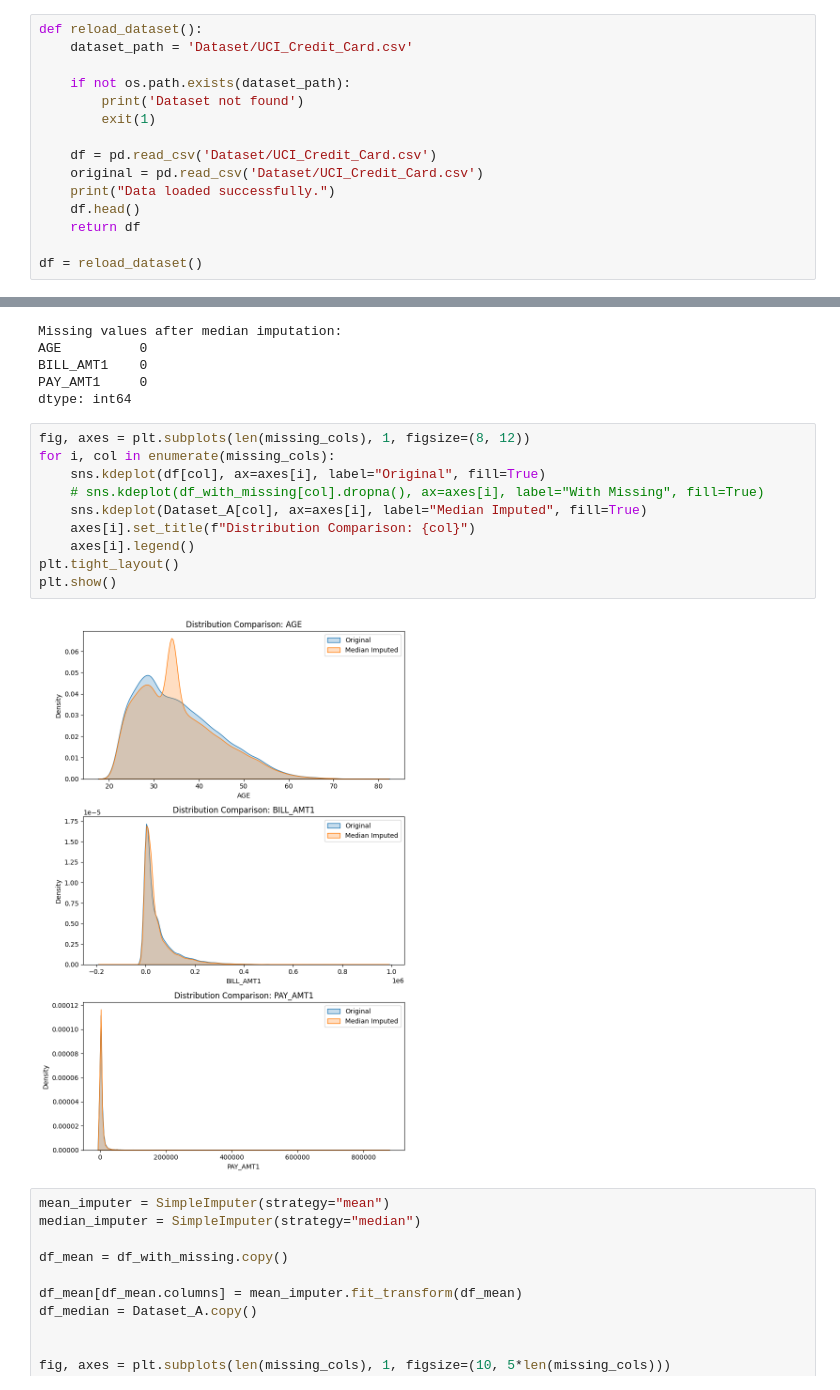
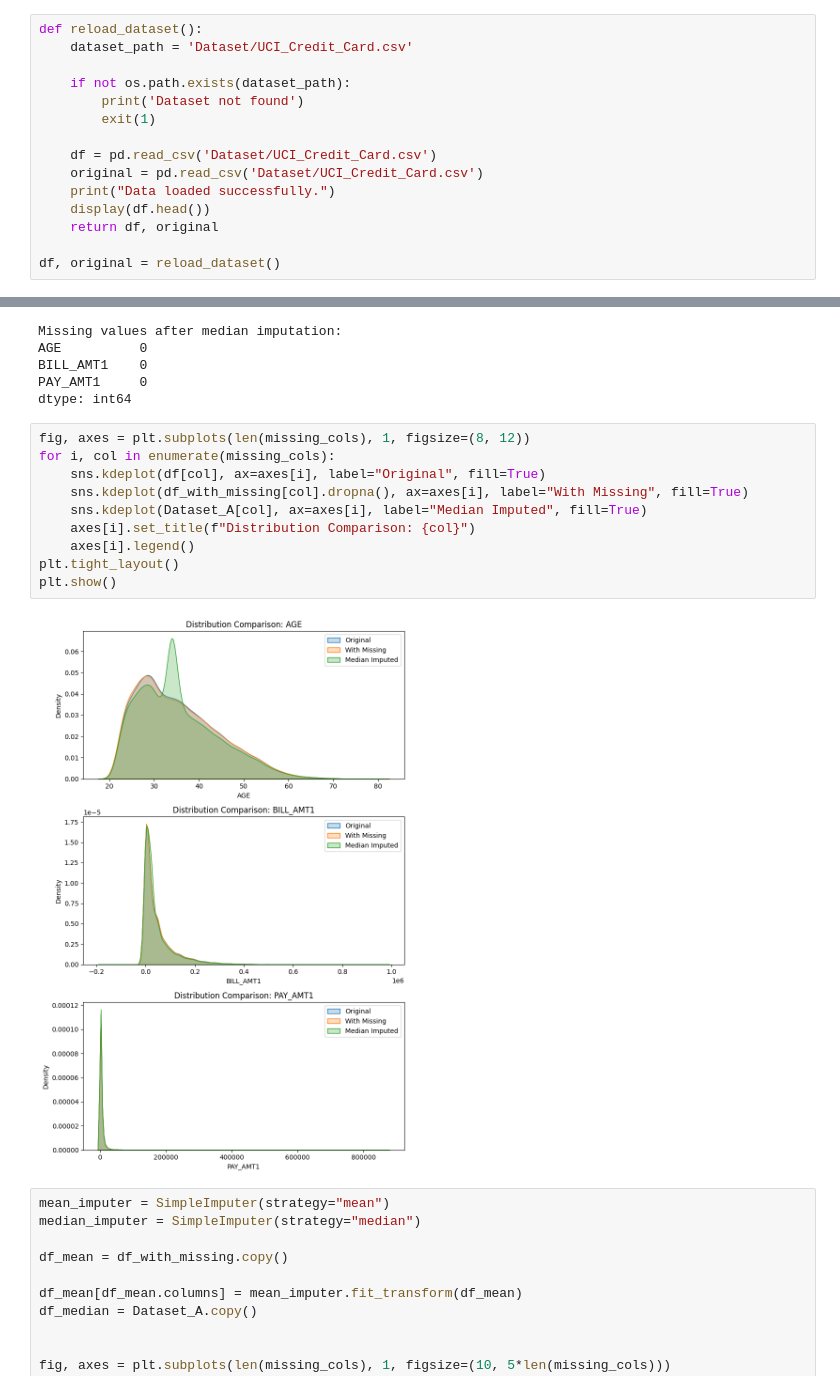
Before and after one commit to harshit-8118/assignment-6-harshit-8118, a Jupyter notebook: main.ipynb, the cells around one changed output, grey strips where cells are left out. Cells and saved outputs as stored; diff of their text form.

```diff
--- a/main.ipynb
+++ b/main.ipynb
@@ -29,9 +30,9 @@ def reload_dataset():
     df = pd.read_csv('Dataset/UCI_Credit_Card.csv')
     original = pd.read_csv('Dataset/UCI_Credit_Card.csv')
     print("Data loaded successfully.")
-    df.head()
-    return df
+    display(df.head())
+    return df, original
 
-df = reload_dataset()
+df, original = reload_dataset()
 # %% [output]
 Data loaded successfully.
@@ -347,15 +351,15 @@ dtype: int64
 # %%
 fig, axes = plt.subplots(len(missing_cols), 1, figsize=(8, 12))
 for i, col in enumerate(missing_cols):
     sns.kdeplot(df[col], ax=axes[i], label="Original", fill=True)
-    # sns.kdeplot(df_with_missing[col].dropna(), ax=axes[i], label="With Missing", fill=True)
+    sns.kdeplot(df_with_missing[col].dropna(), ax=axes[i], label="With Missing", fill=True)
     sns.kdeplot(Dataset_A[col], ax=axes[i], label="Median Imputed", fill=True)
     axes[i].set_title(f"Distribution Comparison: {col}")
     axes[i].legend()
 plt.tight_layout()
 plt.show()
 # %% [output]
-[figure, old version]
+[figure, new version]
 # %%
 mean_imputer = SimpleImputer(strategy="mean")
 median_imputer = SimpleImputer(strategy="median")
```
Also changed, not shown: parts of 14 cells of this notebook.
